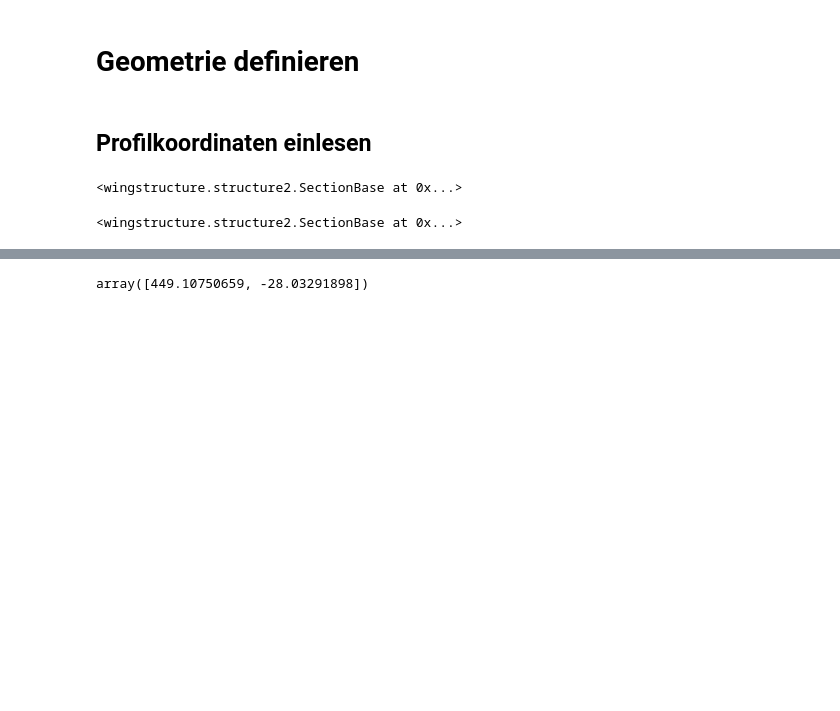
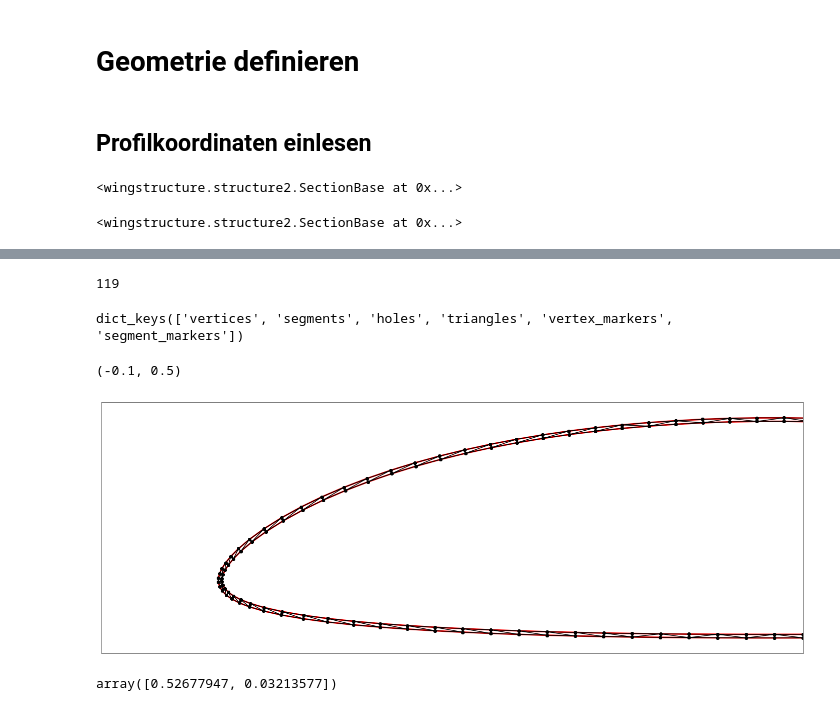
Before and after one commit to akafliegdarmstadt/wingstructure, a Jupyter notebook: examples/Experimental_Mass_and_Structure.ipynb, the cells around one changed output, grey strips where cells are left out. Drawn from its saved outputs; the diff is of its cells as text; code cells hidden in the pictures; blank space fills up the shorter version.

Commit message:
Improve triangulation of wing structure

```diff
--- a/examples/Experimental_Mass_and_Structure.ipynb
+++ b/examples/Experimental_Mass_and_Structure.ipynb
@@ -17,16 +15,16 @@ SyntaxError: positional argument follows keyword argument (<ipython-input-2-29e6
 # %% [markdown]
 ## Profilkoordinaten einlesen
 # %%
-koordinaten = np.loadtxt('airfoils/ah93157.dat', skiprows=1)*1.2
+coords = np.loadtxt('airfoils/ah93157.dat', skiprows=1)*1.2
 sektion = SectionBase(coords)
 sektion
 # %% [output]
 <wingstructure.structure2.SectionBase at 0x...>
 # %%
-außenlage = structure2.Layer(sektion, gfk_gewebe, 3e-4)
-kastenholm = structure2.BoxSpar(außenlage, {'flange': gfk_rovings, 'web': balsa_mittel},
+außenlage = Layer(sektion, gfk_gewebe, 3e-3)
+kastenholm = BoxSpar(außenlage, {'flange': gfk_rovings, 'web': balsa_mittel},
                                 0.45, 0.200, 3e-2, 1e-2)
-l3 = structure2.Layer(bs, emat, 3e-3)
-a
+l3 = Layer(kastenholm, balsa_schwer, 3e-3)
+sektion
 # %% [output]
 <wingstructure.structure2.SectionBase at 0x...>
@@ -41,4 +39,39 @@ array([449.10750659, -28.03291898])
+# %%
+außen = np.array(außenlage.geometry.exterior)[:-1,:]
+innen = np.array(außenlage.geometry.interiors[0])[:-1,:]
+alle = np.vstack((außen,innen))
+
+#t2 = triangle.triangulate({'vertices':alle}, 'l')
+# %%
+len(außen)
+# %% [output]
+119
+# %%
+segments = [(ii-1,ii) for ii in range(außen.shape[0])]
+segments[0] = (len(außen)-1,0)
+segments = np.array(segments)
+segments2 = [(len(außen)+ii-1,len(außen)+ii) for ii in range(innen.shape[0])]
+segments2[0] = (len(außen)+len(innen)-1,len(außen))
+segments2 = np.array(segments2)
+holes = np.array([[0.52677947, 0.03213577]])
+t2 = triangle.triangulate({'vertices':alle, 'segments':np.vstack((segments,segments2)),
+                          'holes':holes},'pC')
+# %%
+t2.keys()
+# %% [output]
+dict_keys(['vertices', 'segments', 'holes', 'triangles', 'vertex_markers', 'segment_markers'])
+# %%
+%matplotlib inline
+import triangle.plot as plot
+from matplotlib import pyplot as plt
+fig = plt.figure(figsize=(25,15))
+ax = plt.subplot(111)
+plot.plot(ax, **t2)
+plt.xlim(-0.1,0.5)
+# %% [output]
+(-0.1, 0.5)
+[figure, added]
 # %%
-np.array(bs.geometry[2].centroid)
+np.array(außenlage.interior.centroid)
 # %% [output]
-array([449.10750659, -28.03291898])
+array([0.52677947, 0.03213577])
```
Also changed, not shown: parts of 5 cells of this notebook.
